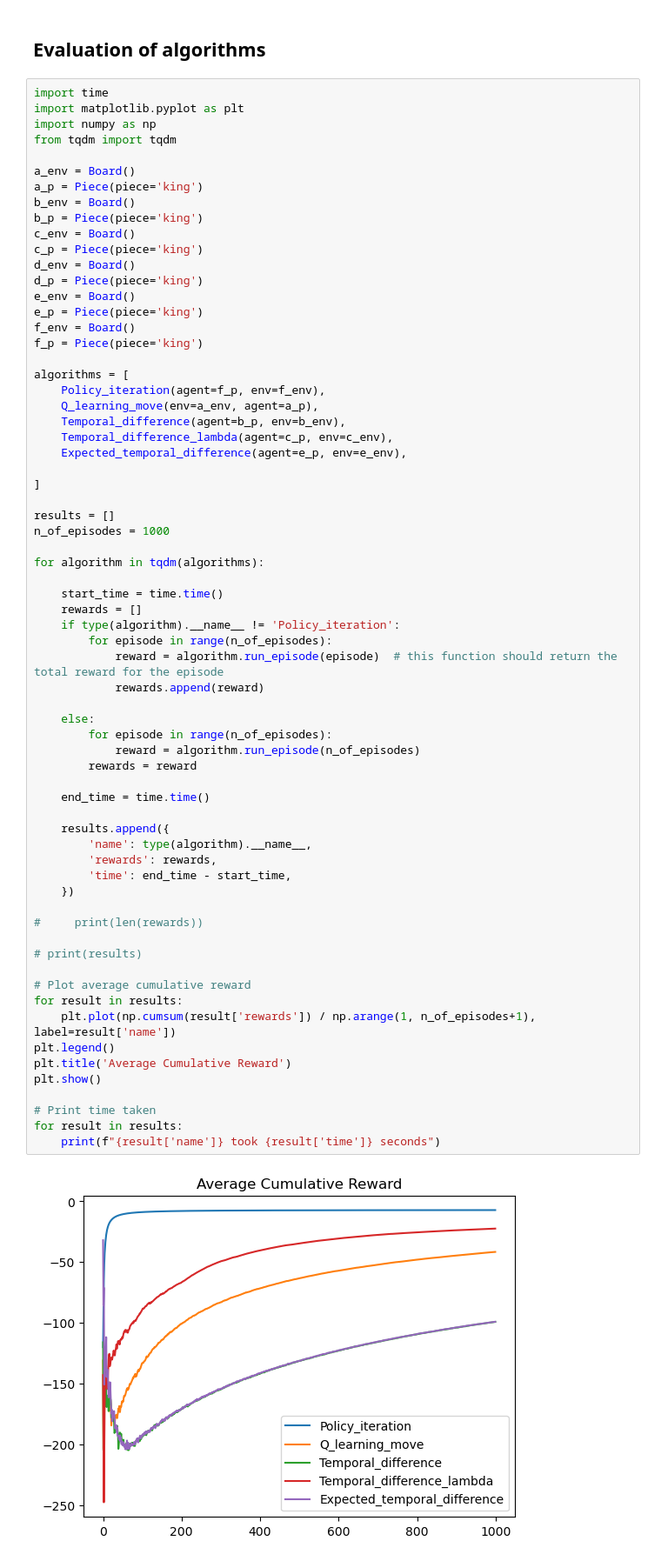
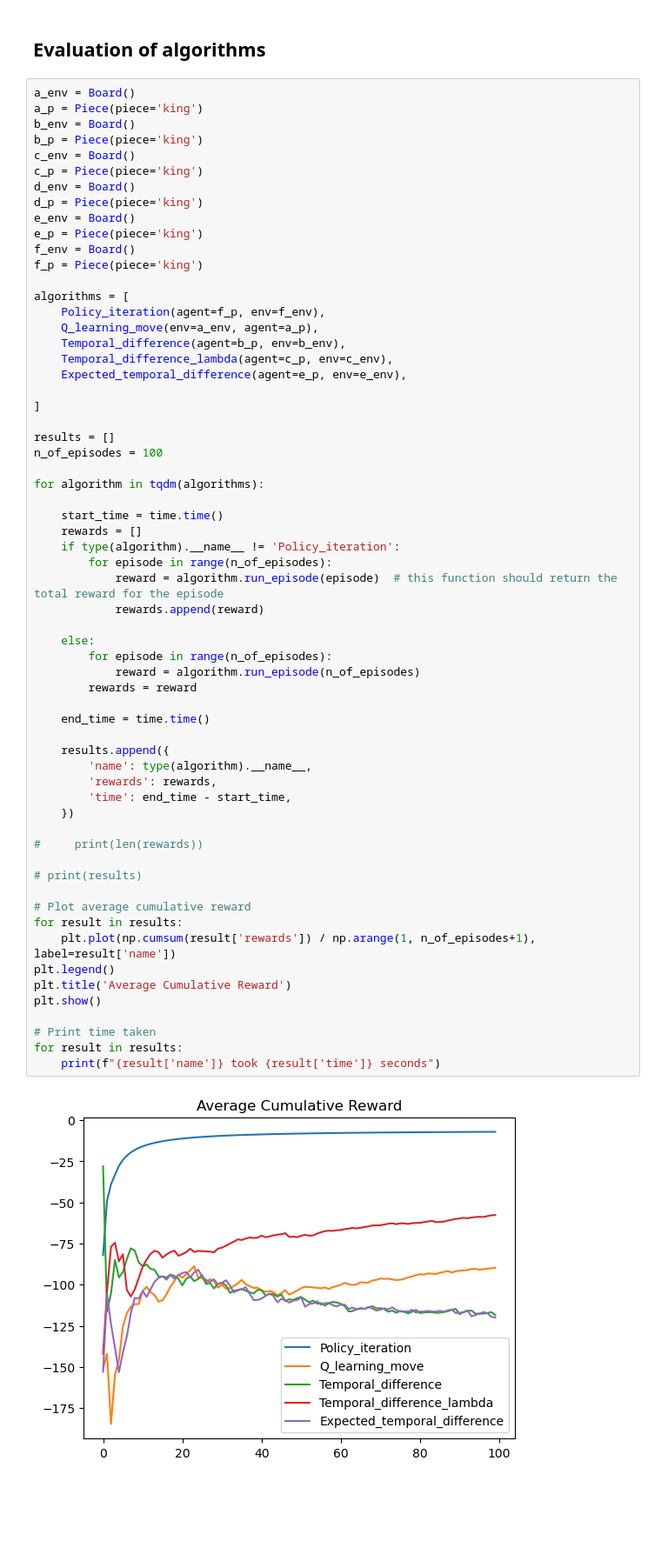
Before and after one commit to valinsogna/ReinForceMate, a Jupyter notebook: run.ipynb, the cells around one changed output. Shown: that part at 87% size. Saved outputs shown, nothing was run; the diff lists cells and outputs as text; blank space fills up the shorter version.

```diff
--- a/run.ipynb
+++ b/run.ipynb
@@ -143,11 +156,6 @@ Norm of Policy Difference: 2.9951775074005127
 # %% [markdown]
 ## Evaluation of algorithms
 # %%
-import time
-import matplotlib.pyplot as plt
-import numpy as np
-from tqdm import tqdm
-
 a_env = Board()
 a_p = Piece(piece='king')
 b_env = Board()
@@ -171,7 +179,7 @@ algorithms = [
 ]
 
 results = []
-n_of_episodes = 1000
+n_of_episodes = 100
 
 for algorithm in tqdm(algorithms):
 
@@ -183,31 +191,31 @@ for algorithm in tqdm(algorithms):
             rewards.append(reward)
 
     else:
         for episode in range(n_of_episodes):
             reward = algorithm.run_episode(n_of_episodes)
         rewards = reward
 
     end_time = time.time()
 
     results.append({
         'name': type(algorithm).__name__,
         'rewards': rewards,
         'time': end_time - start_time,
     })
 
 #     print(len(rewards))
 
 # print(results)
 
 # Plot average cumulative reward
 for result in results:
     plt.plot(np.cumsum(result['rewards']) / np.arange(1, n_of_episodes+1), label=result['name'])
 plt.legend()
 plt.title('Average Cumulative Reward')
 plt.show()
 
 # Print time taken
 for result in results:
     print(f"{result['name']} took {result['time']} seconds")
 # %% [output]
-[figure, old version]
+[figure, new version]
```
Also changed, not shown: parts of 7 cells of this notebook, 8 other files.
